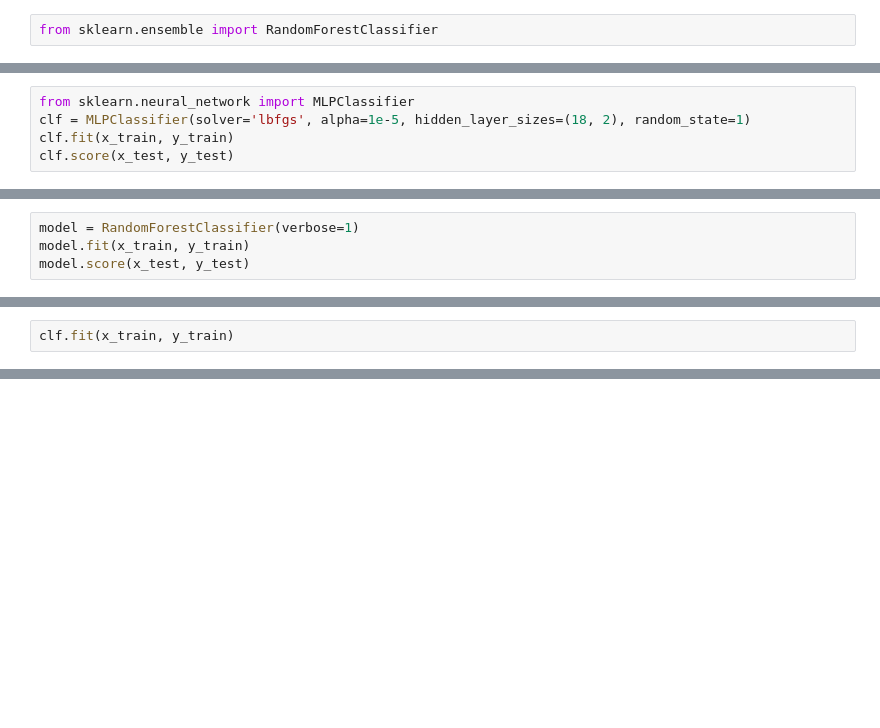
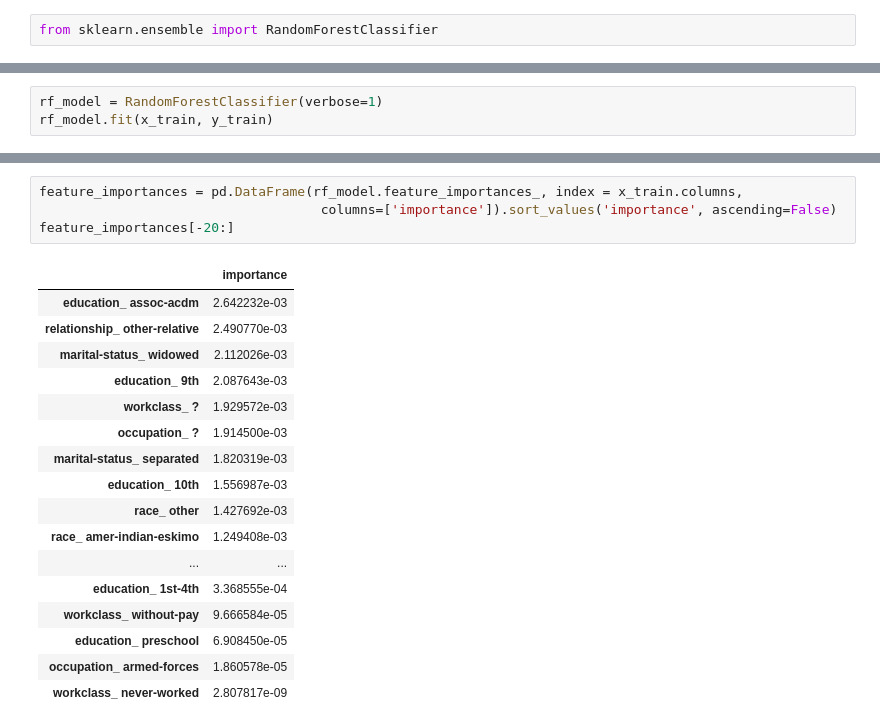
Before and after one commit to callistac/IncomePrediction, a Jupyter notebook: src/income_prediction.ipynb, the cells around one changed output, grey strips where cells are left out. Drawn from its saved outputs; the diff is of its cells as text; blank space fills up the shorter version.

```diff
--- a/src/income_prediction.ipynb
+++ b/src/income_prediction.ipynb
@@ -239,5 +153,0 @@ model.score(x_test, y_test)
-# %%
-from sklearn.neural_network import MLPClassifier
-clf = MLPClassifier(solver='lbfgs', alpha=1e-5, hidden_layer_sizes=(18, 2), random_state=1)
-clf.fit(x_train, y_train)
-clf.score(x_test, y_test)
@@ -254,4 +153,0 @@ x_train.shape
-# %%
-model = RandomForestClassifier(verbose=1)
-model.fit(x_train, y_train)
-model.score(x_test, y_test)
@@ -268,2 +153,0 @@ clf = MLPClassifier(solver='lbfgs', alpha=1e-5, hidden_layer_sizes=(18, 2), rand
-# %%
-clf.fit(x_train, y_train)
@@ -362,0 +154,3 @@ Epoch 60/60
+# %%
+rf_model = RandomForestClassifier(verbose=1)
+rf_model.fit(x_train, y_train)
@@ -362,0 +161,22 @@ Epoch 60/60
+# %%
+feature_importances = pd.DataFrame(rf_model.feature_importances_, index = x_train.columns,
+                                    columns=['importance']).sort_values('importance', ascending=False)
+feature_importances[-20:]
+# %% [output]
+|  | importance |
+| education_ assoc-acdm | 2.642232e-03 |
+| relationship_ other-relative | 2.490770e-03 |
+| marital-status_ widowed | 2.112026e-03 |
+| education_ 9th | 2.087643e-03 |
+| workclass_ ? | 1.929572e-03 |
+| occupation_ ? | 1.914500e-03 |
+| marital-status_ separated | 1.820319e-03 |
+| education_ 10th | 1.556987e-03 |
+| race_ other | 1.427692e-03 |
+| race_ amer-indian-eskimo | 1.249408e-03 |
+| ... | ... |
+| education_ 1st-4th | 3.368555e-04 |
+| workclass_ without-pay | 9.666584e-05 |
+| education_ preschool | 6.908450e-05 |
+| occupation_ armed-forces | 1.860578e-05 |
+| workclass_ never-worked | 2.807817e-09 |
```
Also changed, not shown: parts of 79 cells of this notebook, 2 other files.
